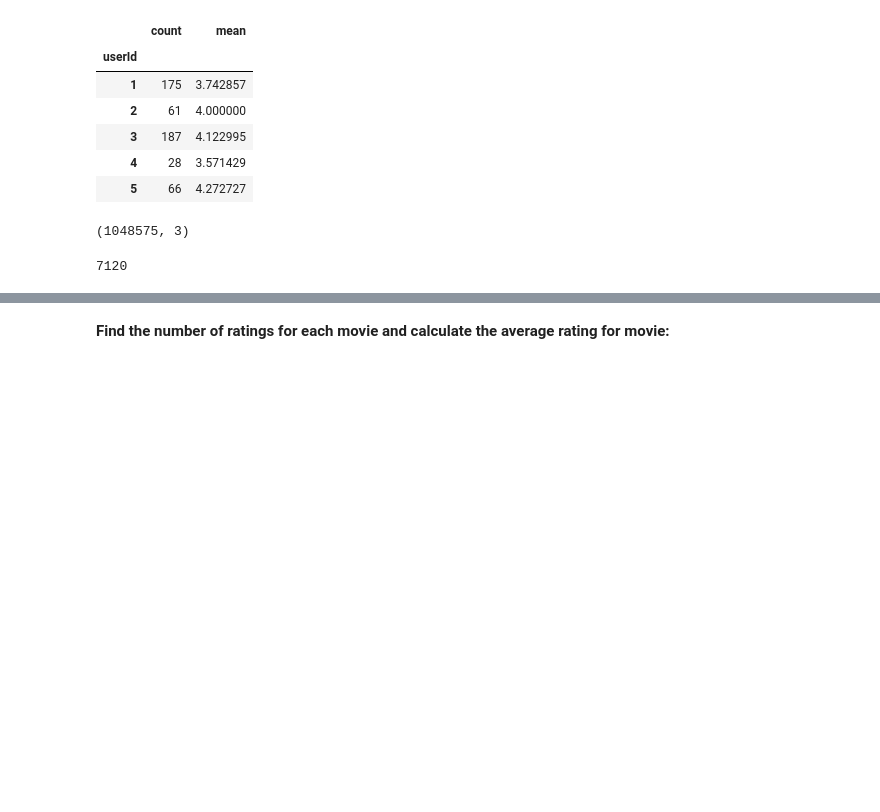
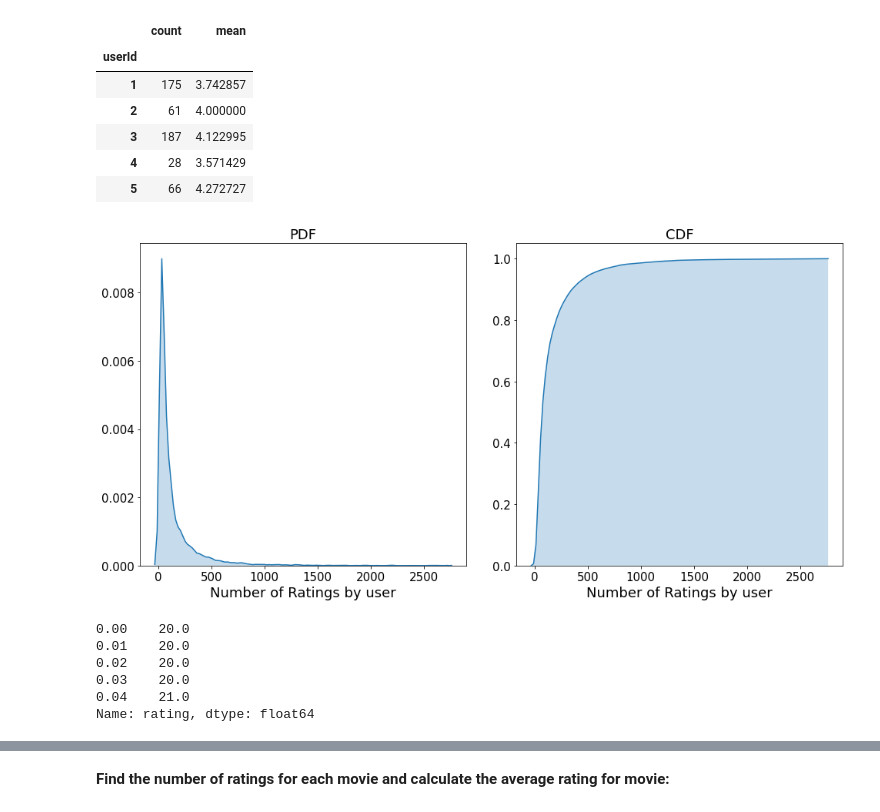
Before and after one commit to Macarena18/Final-Project, a Jupyter notebook: Analysis.ipynb, the cells around one changed output, grey strips where cells are left out. Cells and saved outputs as stored; diff of their text form; code cells hidden in the pictures; blank space fills up the shorter version.

```diff
--- a/Analysis.ipynb
+++ b/Analysis.ipynb
@@ -329,8 +356,0 @@ user_rating_average.head()
-# %%
-ratings.shape
-# %% [output]
-(1048575, 3)
-# %%
-len(ratings['userId'].unique())
-# %% [output]
-7120
@@ -338,0 +357,32 @@ ratings.to_csv("./output/ratings.csv")
+# %%
+user_ratings = ratings.groupby('userId')['rating'].count().sort_values(ascending = False)
+# %%
+fig, axes = plt.subplots(nrows = 1, ncols = 2, figsize=(14,7))
+
+sns.kdeplot(user_ratings.values, shade = True, ax = axes[0])
+axes[0].set_title("PDF", fontsize = 18)
+axes[0].set_xlabel("Number of Ratings by user", fontsize = 18)
+axes[0].tick_params(labelsize = 15)
+#PDF graph shows that almost all of the users give very few ratings. There are very few users who's ratings count is high.
+
+sns.kdeplot(user_ratings.values, shade = True, cumulative = True, ax = axes[1])
+axes[1].set_title("CDF", fontsize = 18)
+axes[1].set_xlabel("Number of Ratings by user", fontsize = 18)
+axes[1].tick_params(labelsize = 15)
+#CDF graph shows that almost 99% of users give very few ratings
+
+fig.subplots_adjust(wspace=2)
+plt.tight_layout()
+plt.show()
+# %% [output]
+[figure, added]
+# %%
+quantiles = user_ratings.quantile(np.arange(0,1.01,0.01))
+quantiles.head()
+# %% [output]
+0.00    20.0
+0.01    20.0
+0.02    20.0
+0.03    20.0
+0.04    21.0
+Name: rating, dtype: float64
```
Also changed, not shown: parts of 23 cells of this notebook, 10 other files.
